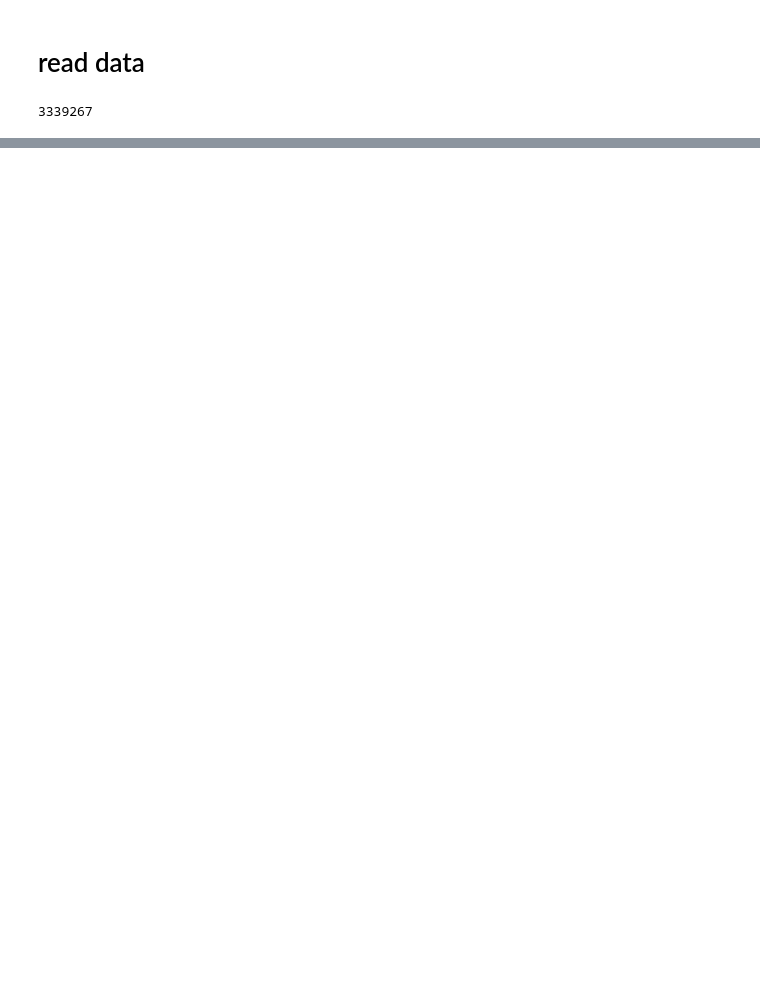
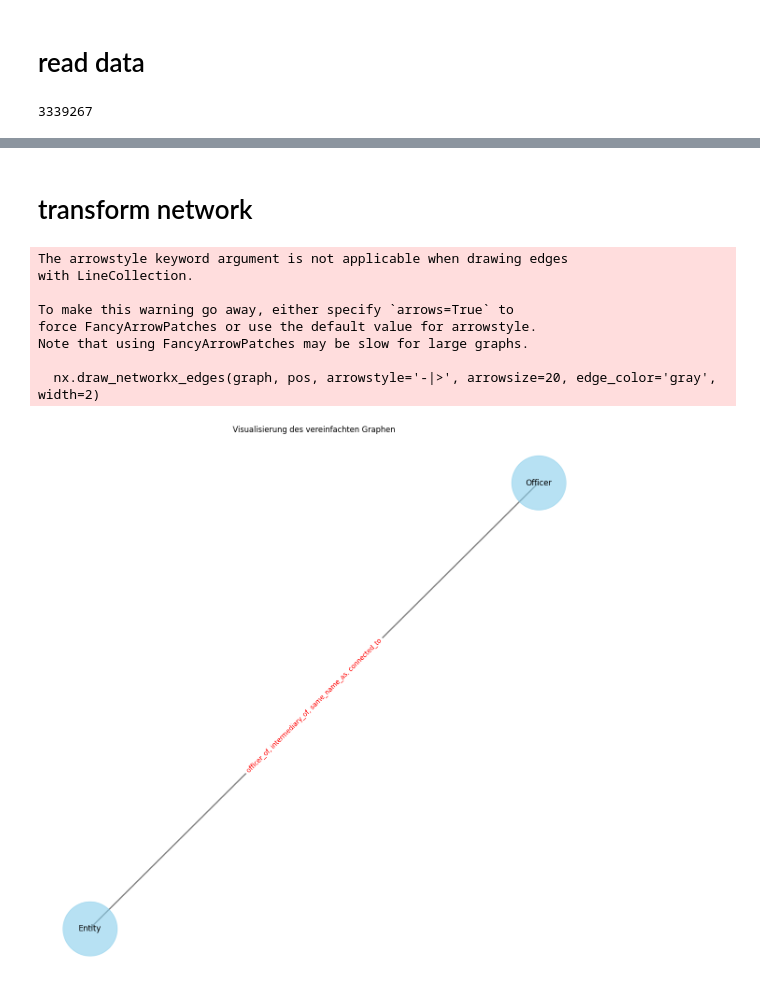
Before and after one commit to gabrieltorresgamez/fhnw-san-project, a Jupyter notebook: notebook.ipynb, the cells around one changed output, grey strips where cells are left out. Drawn from its saved outputs; the diff is of its cells as text; code cells hidden in the pictures; blank space fills up the shorter version.

Commit message:
structure of network
- which connections do exist
- how many connected components

```diff
--- a/notebook.ipynb
+++ b/notebook.ipynb
@@ -55,0 +123,16 @@ G.size()
+# %% [markdown]
+# transform network
+# %%
+two_mode = nx.DiGraph(nx.subgraph_view(G, filter_node=lambda x: G.nodes[x]["node_type"] in ("Officer", "Entity"), filter_edge=lambda x,y,z: G.nodes[x]["node_type"] != G.nodes[y]["node_type"]))
+# %%
+draw_graph(simplify_graph(two_mode))
+# %% [output]
+The arrowstyle keyword argument is not applicable when drawing edges
+with LineCollection.
+
+To make this warning go away, either specify `arrows=True` to
+force FancyArrowPatches or use the default value for arrowstyle.
+Note that using FancyArrowPatches may be slow for large graphs.
+
+  nx.draw_networkx_edges(graph, pos, arrowstyle='-|>', arrowsize=20, edge_color='gray', width=2)
+[figure, added]
```
Also changed, not shown: parts of 9 cells of this notebook.
